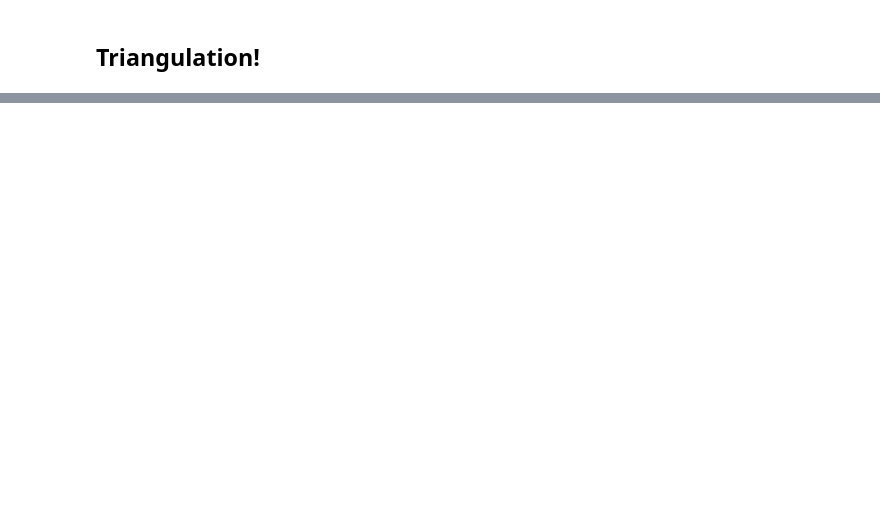
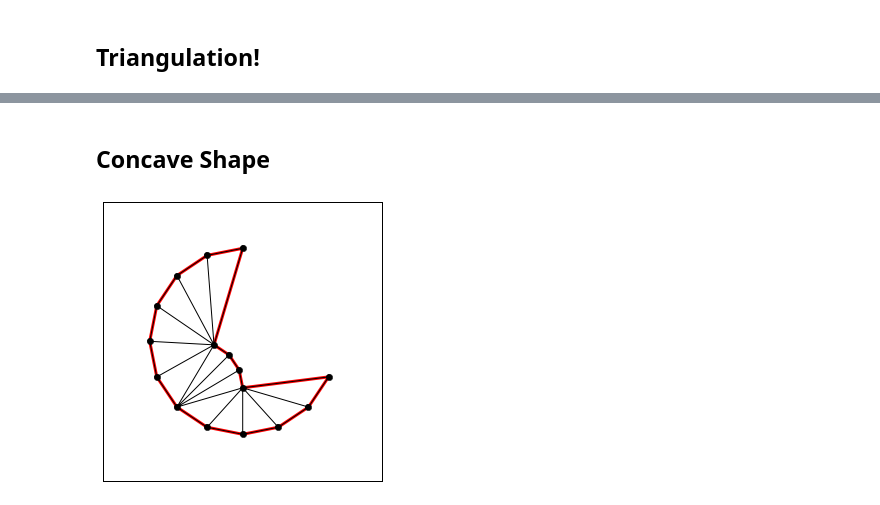
Before and after one commit to levisaya/triangulate, a Jupyter notebook: Triangulation!.ipynb, the cells around one changed output, grey strips where cells are left out. Drawn from its saved outputs; the diff is of its cells as text; code cells hidden in the pictures; blank space fills up the shorter version.

```diff
--- a/Triangulation!.ipynb
+++ b/Triangulation!.ipynb
@@ -58,0 +84,21 @@ plt.show()
+# %% [markdown]
+## Concave Shape
+# %%
+caved_in_circle = base_shapes['circle'].copy()
+
+points_in_quarter = len(caved_in_circle) // 4
+
+caved_in_circle[0:points_in_quarter] *= 0.5
+
+fig = plt.figure(num=3, figsize=(5, 5), dpi=30)
+ax = fig.add_subplot(111)
+
+segments = numpy.array([[i, i + 1] for i in range(len(caved_in_circle))])
+segments %= len(shape_points)
+
+triangulated = triangulate({'vertices': caved_in_circle,
+                            'segments': segments}, 'p')
+
+tplot.plot(ax, **triangulated)
+# %% [output]
+[figure, added]
```
Also changed, not shown: parts of 13 cells of this notebook.
